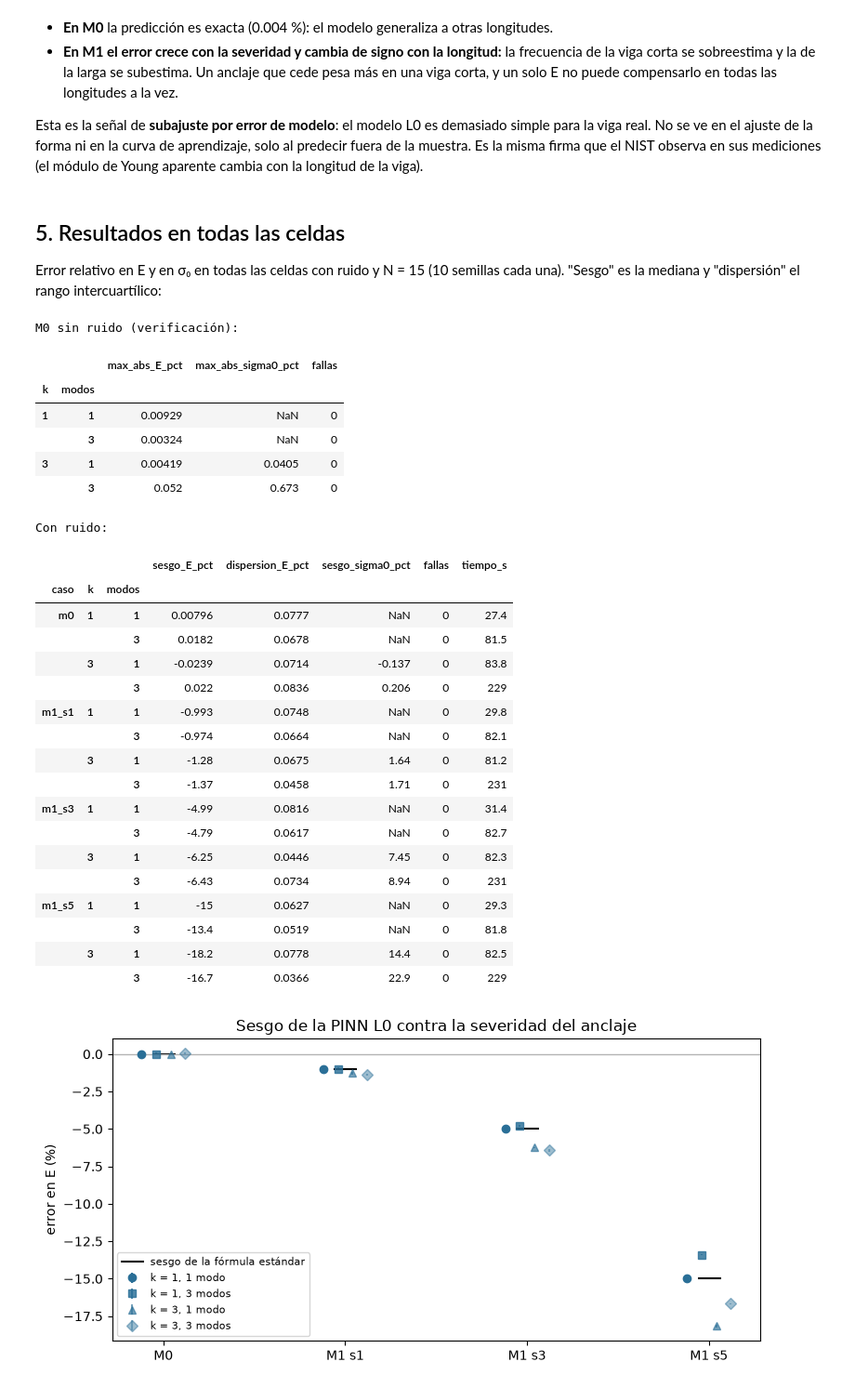
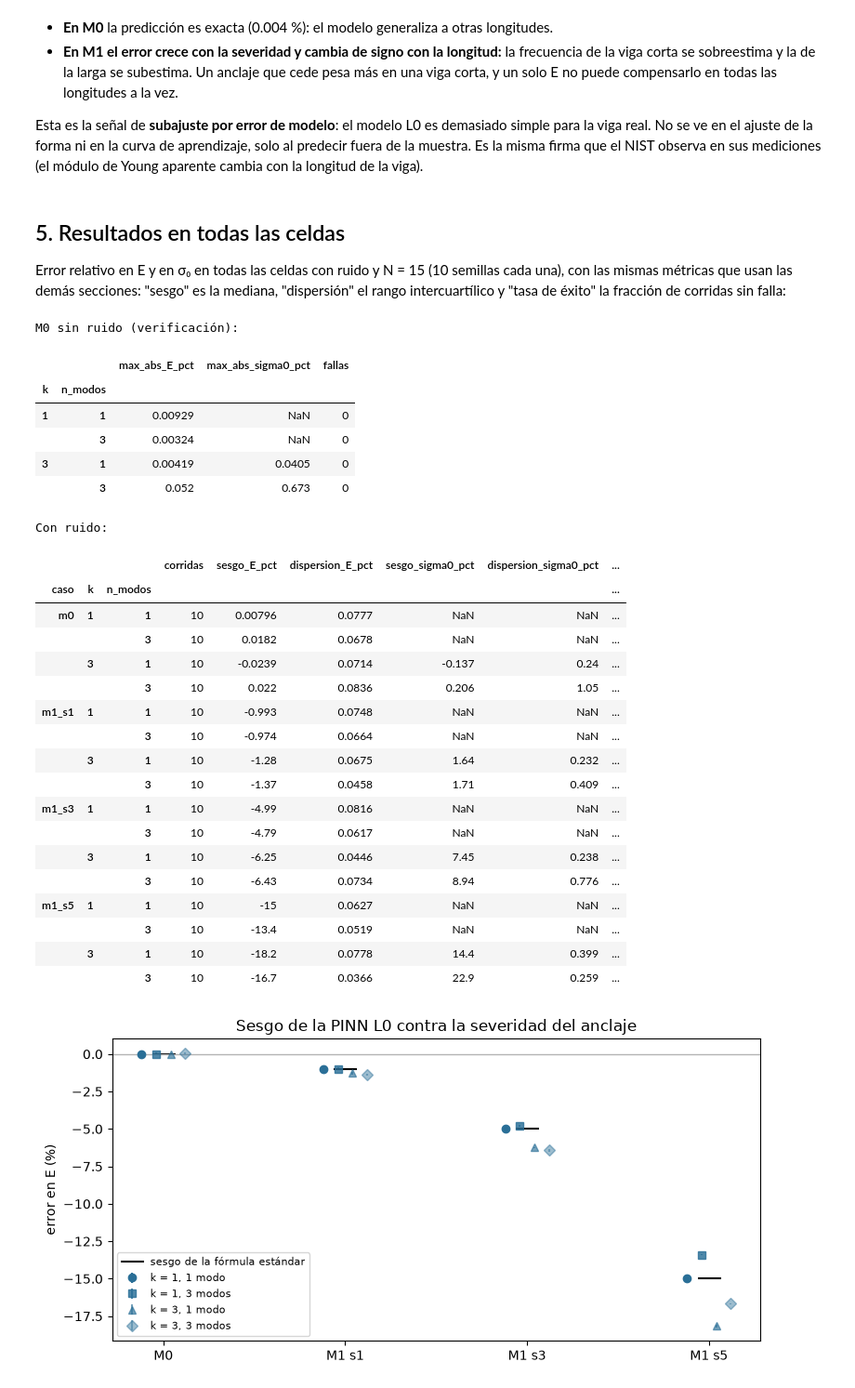
Before and after one commit to isabellaarangor/proyecto-integrador-team39-MNA, a Jupyter notebook: entregables/avance3/secciones/frente-1-pinn-l0.ipynb, the cells around one changed output. Shown at 93% size. Drawn from its saved outputs; the diff is of its cells as text; code cells hidden in the pictures.

Commit message:
La sección de la PINN usa metricas.py para la tabla, el resumen y el color

```diff
--- a/entregables/avance3/secciones/frente-1-pinn-l0.ipynb
+++ b/entregables/avance3/secciones/frente-1-pinn-l0.ipynb
@@ -56,27 +56,20 @@ import matplotlib.pyplot as plt
 import numpy as np
 import pandas as pd
 
-from pinn_mems import Viga, resolver_modos
-from pinn_mems.almacen import ALMACEN, leer
+from pinn_mems import Viga, metricas, resolver_modos
 from pinn_mems.matriz import Corrida, frecuencias_reservadas, generar_corrida
 from pinn_mems.pinn import entrenar
 from pinn_mems.pinn.arnes import CONFIG_L0, hash_metodo, mediciones_de_corrida
 
 pd.set_option("display.float_format", lambda v: f"{v:.3g}")
-COLOR = "#2a6f97"  # color de la PINN en todas las figuras del Avance 3
+COLOR = metricas.COLORES["pinn_l0"]  # el mismo color de la PINN en todas las secciones
 RUIDO = 0.02  # desviación estándar del ruido de forma, relativa a la amplitud pico
 
 # Resultados de las 220 corridas: un archivo por corrida, en la carpeta de la config L0
-carpeta = ALMACEN / "pinn_l0" / hash_metodo(CONFIG_L0)
-filas = []
-for archivo in sorted(carpeta.glob("*.json")):
-    r = leer(archivo)
-    c = Corrida.desde_id(r.extra["corrida"])
-    fila = r.a_fila(r.extra["verdaderos"])
-    filas.append({"caso": c.caso, "N": c.N, "k": c.k, "modos": r.extra["n_modos"], "sin_ruido": r.extra["sin_ruido"],
-                  "semilla": c.semilla, "error_E_pct": 100 * fila["err_E"],
-                  "error_sigma0_pct": 100 * fila.get("err_sigma0", np.nan), "fallo": fila["fallo"],
-                  "chi2_reducido": r.residuales["datos"] / RUIDO**2, "tiempo_s": r.tiempo_s})
-corridas = pd.DataFrame(filas)
-print(f"{len(corridas)} corridas leídas de {carpeta.relative_to(RAIZ)}; fallas: {corridas['fallo'].sum()}")
+HASH = hash_metodo(CONFIG_L0)
+corridas = metricas.tabla(metricas.cargar("pinn_l0", HASH))
+corridas["error_E_pct"] = 100 * corridas["err_E"]
+corridas["error_sigma0_pct"] = 100 * corridas["err_sigma0"]
+corridas["chi2_reducido"] = corridas["res_datos"] / RUIDO**2
+print(f"{len(corridas)} corridas de la config {HASH}; fallas: {corridas['fallo'].sum()}")
 # %% [output]
@@ -306,50 +299,43 @@ Esta es la señal de **subajuste por error de modelo**: el modelo L0 es demasiad
 # %% [markdown]
 ## 5. Resultados en todas las celdas
 
-Error relativo en E y en σ₀ en todas las celdas con ruido y N = 15 (10 semillas cada una). "Sesgo" es la mediana y "dispersión" el rango intercuartílico:
+Error relativo en E y en σ₀ en todas las celdas con ruido y N = 15 (10 semillas cada una), con las mismas métricas que usan las demás secciones: "sesgo" es la mediana, "dispersión" el rango intercuartílico y "tasa de éxito" la fracción de corridas sin falla:
 # %%
-def iqr(x):
-    return x.quantile(0.75) - x.quantile(0.25)
-
-
-principal = corridas.query("N == 15 and not sin_ruido")
-tabla = principal.groupby(["caso", "k", "modos"]).agg(
-    sesgo_E_pct=("error_E_pct", "median"), dispersion_E_pct=("error_E_pct", iqr),
-    sesgo_sigma0_pct=("error_sigma0_pct", "median"), fallas=("fallo", "sum"), tiempo_s=("tiempo_s", "median"))
-verificacion = corridas.query("sin_ruido").groupby(["k", "modos"]).agg(
+tabla = metricas.resumen(corridas.query("N == 15 and not sin_ruido"), por=("caso", "k", "n_modos"))
+verificacion = corridas.query("sin_ruido").groupby(["k", "n_modos"]).agg(
     max_abs_E_pct=("error_E_pct", lambda x: x.abs().max()),
     max_abs_sigma0_pct=("error_sigma0_pct", lambda x: x.abs().max()), fallas=("fallo", "sum"))
 print("M0 sin ruido (verificación):")
 display(verificacion)
 print("Con ruido:")
 tabla
 # %% [output]
 M0 sin ruido (verificación):
 |  |  | max_abs_E_pct | max_abs_sigma0_pct | fallas |
-| k | modos |  |  |  |
+| k | n_modos |  |  |  |
 | 1 | 1 | 0.00929 | NaN | 0 |
 |  | 3 | 0.00324 | NaN | 0 |
 | 3 | 1 | 0.00419 | 0.0405 | 0 |
 |  | 3 | 0.052 | 0.673 | 0 |
 Con ruido:
-|  |  |  | sesgo_E_pct | dispersion_E_pct | sesgo_sigma0_pct | fallas | tiempo_s |
-| caso | k | modos |  |  |  |  |  |
-| m0 | 1 | 1 | 0.00796 | 0.0777 | NaN | 0 | 27.4 |
-|  |  | 3 | 0.0182 | 0.0678 | NaN | 0 | 81.5 |
-|  | 3 | 1 | -0.0239 | 0.0714 | -0.137 | 0 | 83.8 |
-|  |  | 3 | 0.022 | 0.0836 | 0.206 | 0 | 229 |
-| m1_s1 | 1 | 1 | -0.993 | 0.0748 | NaN | 0 | 29.8 |
-|  |  | 3 | -0.974 | 0.0664 | NaN | 0 | 82.1 |
-|  | 3 | 1 | -1.28 | 0.0675 | 1.64 | 0 | 81.2 |
-|  |  | 3 | -1.37 | 0.0458 | 1.71 | 0 | 231 |
-| m1_s3 | 1 | 1 | -4.99 | 0.0816 | NaN | 0 | 31.4 |
-|  |  | 3 | -4.79 | 0.0617 | NaN | 0 | 82.7 |
-|  | 3 | 1 | -6.25 | 0.0446 | 7.45 | 0 | 82.3 |
-|  |  | 3 | -6.43 | 0.0734 | 8.94 | 0 | 231 |
-| m1_s5 | 1 | 1 | -15 | 0.0627 | NaN | 0 | 29.3 |
-|  |  | 3 | -13.4 | 0.0519 | NaN | 0 | 81.8 |
-|  | 3 | 1 | -18.2 | 0.0778 | 14.4 | 0 | 82.5 |
-|  |  | 3 | -16.7 | 0.0366 | 22.9 | 0 | 229 |
+|  |  |  | corridas | sesgo_E_pct | dispersion_E_pct | sesgo_sigma0_pct | dispersion_sigma0_pct | ... |
+| caso | k | n_modos |  |  |  |  |  | ... |
+| m0 | 1 | 1 | 10 | 0.00796 | 0.0777 | NaN | NaN | ... |
+|  |  | 3 | 10 | 0.0182 | 0.0678 | NaN | NaN | ... |
+|  | 3 | 1 | 10 | -0.0239 | 0.0714 | -0.137 | 0.24 | ... |
+|  |  | 3 | 10 | 0.022 | 0.0836 | 0.206 | 1.05 | ... |
+| m1_s1 | 1 | 1 | 10 | -0.993 | 0.0748 | NaN | NaN | ... |
+|  |  | 3 | 10 | -0.974 | 0.0664 | NaN | NaN | ... |
+|  | 3 | 1 | 10 | -1.28 | 0.0675 | 1.64 | 0.232 | ... |
+|  |  | 3 | 10 | -1.37 | 0.0458 | 1.71 | 0.409 | ... |
+| m1_s3 | 1 | 1 | 10 | -4.99 | 0.0816 | NaN | NaN | ... |
+|  |  | 3 | 10 | -4.79 | 0.0617 | NaN | NaN | ... |
+|  | 3 | 1 | 10 | -6.25 | 0.0446 | 7.45 | 0.238 | ... |
+|  |  | 3 | 10 | -6.43 | 0.0734 | 8.94 | 0.776 | ... |
+| m1_s5 | 1 | 1 | 10 | -15 | 0.0627 | NaN | NaN | ... |
+|  |  | 3 | 10 | -13.4 | 0.0519 | NaN | NaN | ... |
+|  | 3 | 1 | 10 | -18.2 | 0.0778 | 14.4 | 0.399 | ... |
+|  |  | 3 | 10 | -16.7 | 0.0366 | 22.9 | 0.259 | ... |
 # %%
 calibrado = {"m0": 0.0, "m1_s1": -1.0, "m1_s3": -5.0, "m1_s5": -15.0}
 etiquetas = {"m0": "M0", "m1_s1": "M1 s1", "m1_s3": "M1 s3", "m1_s5": "M1 s5"}
```
Also changed, not shown: parts of 5 cells of this notebook.
